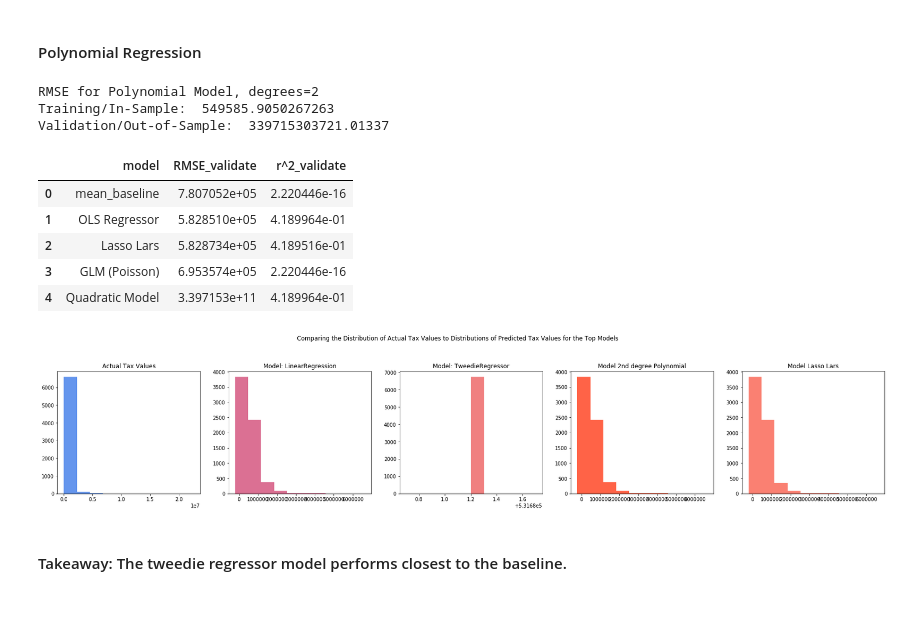
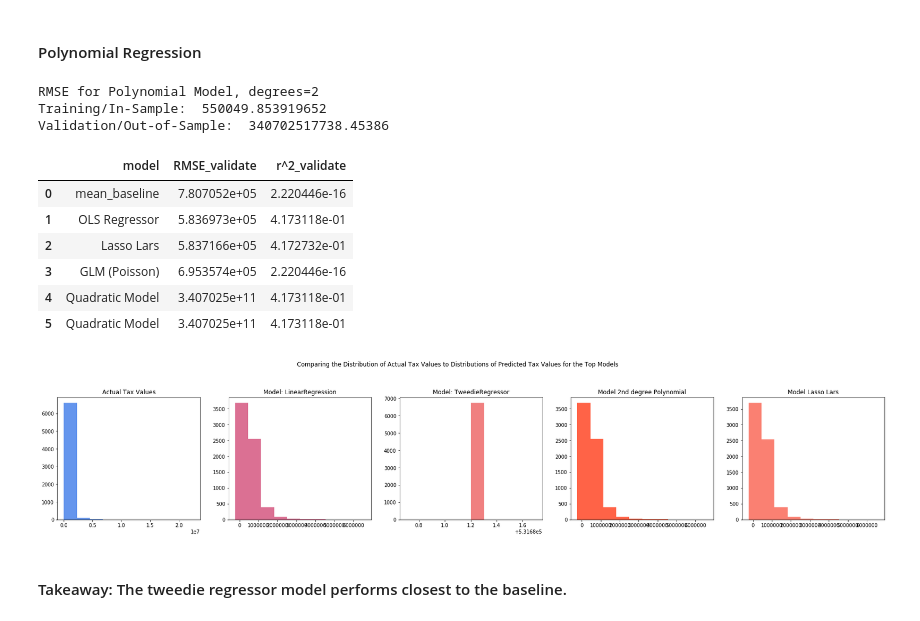
Before and after one commit to GabbyBarajasBroussard/zillow-regression-project, a Jupyter notebook: walkthrough_notebook.ipynb, the cells around one changed output. Cells and saved outputs as stored; diff of their text form; code cells hidden in the pictures.

```diff
--- a/walkthrough_notebook.ipynb
+++ b/walkthrough_notebook.ipynb
@@ -406,0 +386,3 @@ X_train.shape, X_validate.shape, X_test.shape, y_train.shape, y_validate.shape,
+# %%
+X_train2, X_validate2, X_test2, y_train2, y_validate2, y_test2= prepare.model_zillow()
+X_train2.shape, X_validate2.shape, X_test2.shape, y_train2.shape, y_validate2.shape, y_test2.shape
@@ -535,19 +519,19 @@ lars = LassoLars(alpha=1)
 
 # fit the model to our training data. We must specify the column in y_train,
 # since we have converted it to a dataframe from a series!
-lars.fit(X_train, y_train.tax_value)
+lars.fit(X_train2, y_train2.tax_value)
 
 # predict train
-y_train['tax_pred_lars'] = lars.predict(X_train)
+y_train2['tax_pred_lars'] = lars.predict(X_train2)
 
 # evaluate: rmse
-rmse_train = mean_squared_error(y_train.tax_value, y_train.tax_pred_lars) ** (1/2)
+rmse_train = mean_squared_error(y_train2.tax_value, y_train2.tax_pred_lars) ** (1/2)
 
 # predict validate
-y_validate['tax_pred_lars'] = lars.predict(X_validate)
+y_validate2['tax_pred_lars'] = lars.predict(X_validate2)
 
 # evaluate: rmse
-rmse_validate = mean_squared_error(y_validate.tax_value, y_validate.tax_pred_lars) ** (1/2)
+rmse_validate = mean_squared_error(y_validate2.tax_value, y_validate2.tax_pred_lars) ** (1/2)
 
 print("RMSE for Lasso + Lars\nTraining/In-Sample: ", rmse_train,
       "\nValidation/Out-of-Sample: ", rmse_validate)
@@ -575,19 +559,19 @@ glm = TweedieRegressor(power=1, alpha=0)
 
 # fit the model to our training data. We must specify the column in y_train,
 # since we have converted it to a dataframe from a series!
-glm.fit(X_train, y_train.tax_value)
+glm.fit(X_train2, y_train2.tax_value)
 
 # predict train
-y_train['tax_pred_glm'] = glm.predict(X_train)
+y_train2['tax_pred_glm'] = glm.predict(X_train2)
 
 # evaluate: rmse
-rmse_train = mean_squared_error(y_train.tax_value, y_train.tax_pred_glm) ** (1/2)
+rmse_train = mean_squared_error(y_train2.tax_value, y_train2.tax_pred_glm) ** (1/2)
 
 # predict validate
-y_validate['tax_pred_glm'] = glm.predict(X_validate)
+y_validate2['tax_pred_glm'] = glm.predict(X_validate2)
 
 # evaluate: rmse
-rmse_validate = mean_squared_error(y_train.tax_value, y_train.tax_pred_glm) ** (1/2)
+rmse_validate = mean_squared_error(y_train2.tax_value, y_train2.tax_pred_glm) ** (1/2)
 
 print("RMSE for GLM using Tweedie, power=1 & alpha=0\nTraining/In-Sample: ", rmse_train,
       "\nValidation/Out-of-Sample: ", rmse_validate)
@@ -627,64 +611,65 @@ lm2 = LinearRegression(normalize=True)
 
 # fit the model to our training data. We must specify the column in y_train,
 # since we have converted it to a dataframe from a series!
-lm2.fit(X_train, y_train.tax_value)
+lm2.fit(X_train2, y_train2.tax_value)
 
 # predict train
-y_train['tax_pred_lm2'] = lm2.predict(X_train)
+y_train2['tax_pred_lm2'] = lm2.predict(X_train2)
 
 # evaluate: rmse
-rmse_train = mean_squared_error(y_train.tax_value, y_train.tax_pred_lm2) ** (1/2)
+rmse_train = mean_squared_error(y_train2.tax_value, y_train2.tax_pred_lm2) ** (1/2)
 
 # predict validate
-y_validate['tax_pred_lm2'] = lm2.predict(X_validate)
+y_validate2['tax_pred_lm2'] = lm2.predict(X_validate2)
 
 # evaluate: rmse
-rmse_validate = mean_squared_error(y_validate.tax_value, y_validate.tax_pred_lm2)
+rmse_validate = mean_squared_error(y_validate2.tax_value, y_validate2.tax_pred_lm2)
 
 print("RMSE for Polynomial Model, degrees=2\nTraining/In-Sample: ", rmse_train,
       "\nValidation/Out-of-Sample: ", rmse_validate)
 # %% [output]
 RMSE for Polynomial Model, degrees=2
-Training/In-Sample:  549585.9050267263
-Validation/Out-of-Sample:  339715303721.01337
+Training/In-Sample:  550049.853919652
+Validation/Out-of-Sample:  340702517738.45386
 # %%
 metric_df = metric_df.append({
     'model': 'Quadratic Model',
     'RMSE_validate': rmse_validate,
-    'r^2_validate': explained_variance_score(y_validate.tax_value, y_validate.tax_pred_lm2)}, ignore_index=True)
+    'r^2_validate': explained_variance_score(y_validate2.tax_value, y_validate2.tax_pred_lm2)}, ignore_index=True)
 metric_df
 # %% [output]
 |  | model | RMSE_validate | r^2_validate |
 | 0 | mean_baseline | 7.807052e+05 | 2.220446e-16 |
-| 1 | OLS Regressor | 5.828510e+05 | 4.189964e-01 |
-| 2 | Lasso Lars | 5.828734e+05 | 4.189516e-01 |
+| 1 | OLS Regressor | 5.836973e+05 | 4.173118e-01 |
+| 2 | Lasso Lars | 5.837166e+05 | 4.172732e-01 |
 | 3 | GLM (Poisson) | 6.953574e+05 | 2.220446e-16 |
-| 4 | Quadratic Model | 3.397153e+11 | 4.189964e-01 |
+| 4 | Quadratic Model | 3.407025e+11 | 4.173118e-01 |
+| 5 | Quadratic Model | 3.407025e+11 | 4.173118e-01 |
 # %%
 plt.figure(figsize=(30, 10))
 # row, columns, index
 plt.subplot(2, 5, 1)
-plt.hist(y_validate.tax_value, color='cornflowerblue')
+plt.hist(y_validate2.tax_value, color='cornflowerblue')
 plt.title('Actual Tax Values')
 plt.subplot(2, 5, 2)
-plt.hist(y_validate.tax_pred_lm, color='palevioletred')
+plt.hist(y_validate2.tax_pred_lm, color='palevioletred')
 plt.title('Model: LinearRegression')
 plt.subplot(2, 5, 3)
-plt.hist(y_validate.tax_pred_glm, color='lightcoral')
+plt.hist(y_validate2.tax_pred_glm, color='lightcoral')
 plt.title('Model: TweedieRegressor')
 plt.subplot(2, 5, 4)
-plt.hist(y_validate.tax_pred_lm2, color='tomato')
+plt.hist(y_validate2.tax_pred_lm2, color='tomato')
 plt.title('Model 2nd degree Polynomial')
 plt.subplot(2, 5, 5)
-plt.hist(y_validate.tax_pred_lars, color='salmon')
+plt.hist(y_validate2.tax_pred_lars, color='salmon')
 plt.title('Model Lasso Lars')
 
 
 plt.suptitle("Comparing the Distribution of Actual Tax Values to Distributions of Predicted Tax Values for the Top Models")
 
 plt.show()
 # %% [output]
-[figure, old version]
+[figure, new version]
 # %% [markdown]
 #### Takeaway: The tweedie regressor model performs closest to the baseline.
 # %%
```
Also changed, not shown: parts of 22 cells of this notebook.
